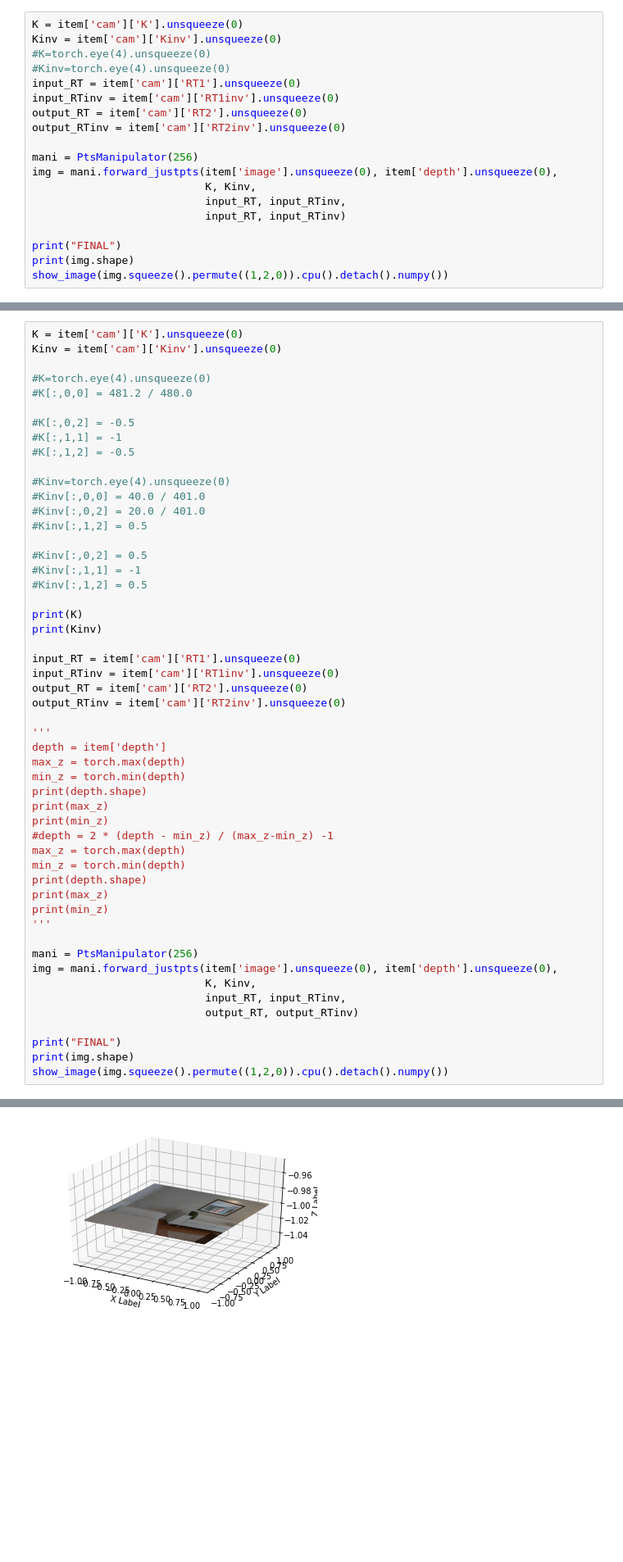
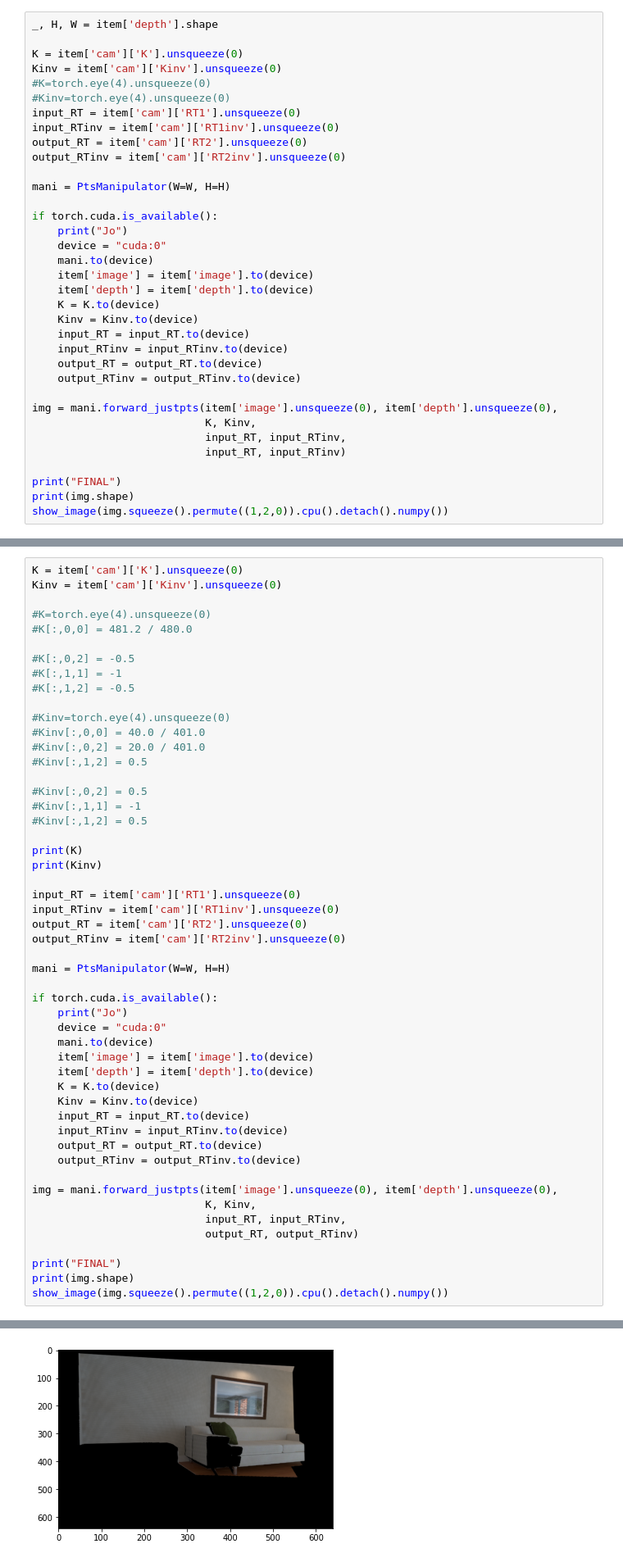
Before and after one commit to lukasHoel/novel-view-synthesis, a Jupyter notebook: notebooks/Point_Manipulation_lukas_14_05.ipynb, the cells around one changed output, grey strips where cells are left out. Shown at 82% size. Cells and saved outputs as stored; diff of their text form; blank space fills up the shorter version.

```diff
--- a/notebooks/Point_Manipulation_lukas_14_05.ipynb
+++ b/notebooks/Point_Manipulation_lukas_14_05.ipynb
@@ -1012,6 +1021,8 @@ Unsqueeze because we dont work with batches but with a single item from the data
 
 The resulting Pointcloud has [X, Y, Z] coordinates for every Pixel.
 # %%
+_, H, W = item['depth'].shape
+
 K = item['cam']['K'].unsqueeze(0)
 Kinv = item['cam']['Kinv'].unsqueeze(0)
 #K=torch.eye(4).unsqueeze(0)
@@ -1021,7 +1032,21 @@ input_RTinv = item['cam']['RT1inv'].unsqueeze(0)
 output_RT = item['cam']['RT2'].unsqueeze(0)
 output_RTinv = item['cam']['RT2inv'].unsqueeze(0)
 
-mani = PtsManipulator(256)
+mani = PtsManipulator(W=W, H=H)
+
+if torch.cuda.is_available():
+    print("Jo")
+    device = "cuda:0"
+    mani.to(device)
+    item['image'] = item['image'].to(device)
+    item['depth'] = item['depth'].to(device)
+    K = K.to(device)
+    Kinv = Kinv.to(device)
+    input_RT = input_RT.to(device)
+    input_RTinv = input_RTinv.to(device)
+    output_RT = output_RT.to(device)
+    output_RTinv = output_RTinv.to(device)
+
 img = mani.forward_justpts(item['image'].unsqueeze(0), item['depth'].unsqueeze(0),
                            K, Kinv,
                            input_RT, input_RTinv,
@@ -1094,22 +1102,21 @@ input_RTinv = item['cam']['RT1inv'].unsqueeze(0)
 output_RT = item['cam']['RT2'].unsqueeze(0)
 output_RTinv = item['cam']['RT2inv'].unsqueeze(0)
 
-'''
-depth = item['depth']
-max_z = torch.max(depth)
-min_z = torch.min(depth)
-print(depth.shape)
-print(max_z)
-print(min_z)
-#depth = 2 * (depth - min_z) / (max_z-min_z) -1
-max_z = torch.max(depth)
-min_z = torch.min(depth)
-print(depth.shape)
-print(max_z)
-print(min_z)
-'''
+mani = PtsManipulator(W=W, H=H)
 
-mani = PtsManipulator(256)
+if torch.cuda.is_available():
+    print("Jo")
+    device = "cuda:0"
+    mani.to(device)
+    item['image'] = item['image'].to(device)
+    item['depth'] = item['depth'].to(device)
+    K = K.to(device)
+    Kinv = Kinv.to(device)
+    input_RT = input_RT.to(device)
+    input_RTinv = input_RTinv.to(device)
+    output_RT = output_RT.to(device)
+    output_RTinv = output_RTinv.to(device)
+
 img = mani.forward_justpts(item['image'].unsqueeze(0), item['depth'].unsqueeze(0),
                            K, Kinv,
                            input_RT, input_RTinv,
@@ -1131 +1146 @@ INITIAL
-[figure, old version]
+[figure, new version]
```
Also changed, not shown: parts of 4 cells of this notebook.
